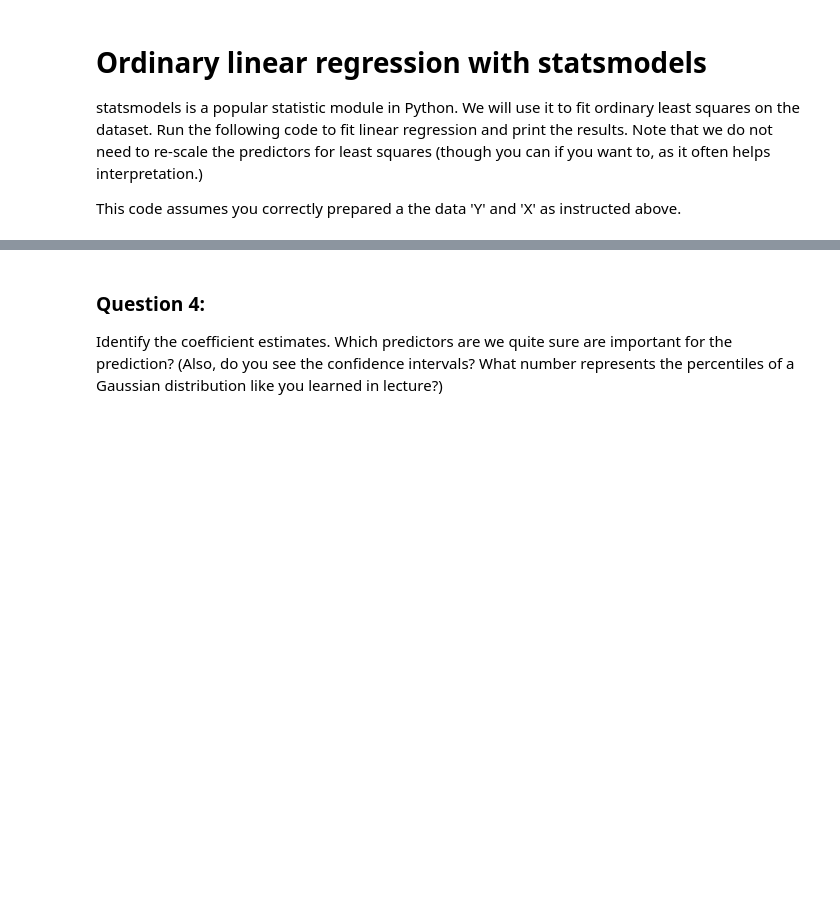
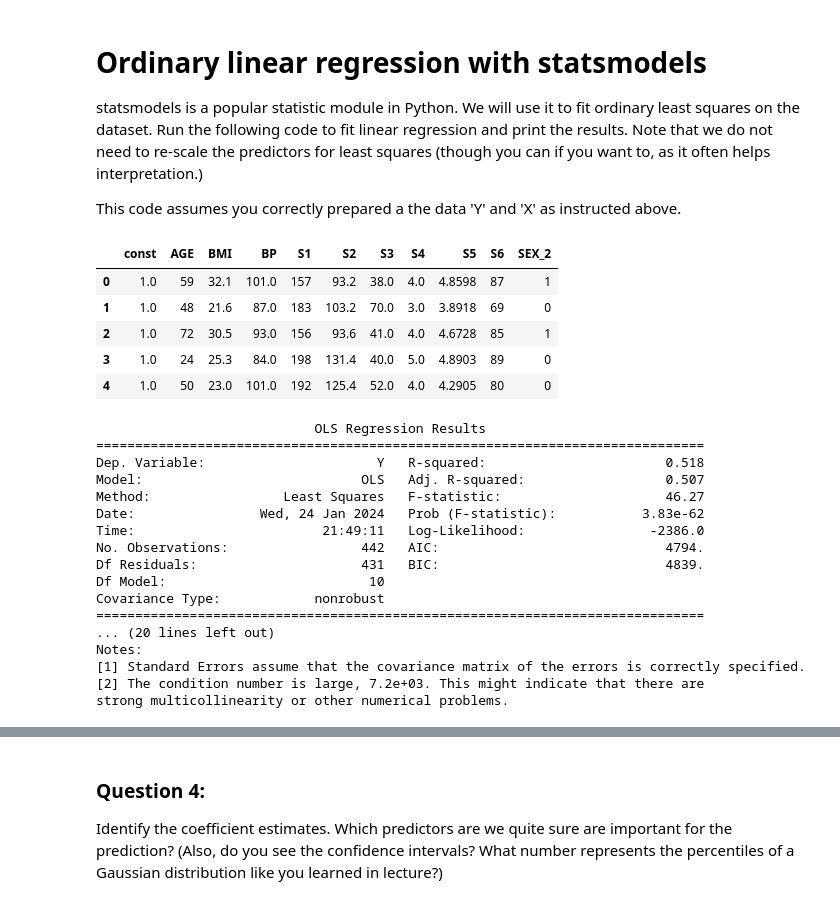
Before and after one commit to Luke-zm/statistical_learning, a Jupyter notebook: lecture_2/Linear models and regularization - Lab.ipynb, the cells around one changed output, grey strips where cells are left out. Drawn from its saved outputs; the diff is of its cells as text; code cells hidden in the pictures; blank space fills up the shorter version.

```diff
--- a/lecture_2/Linear models and regularization - Lab.ipynb
+++ b/lecture_2/Linear models and regularization - Lab.ipynb
@@ -36,6 +103,31 @@ This code assumes you correctly prepared a the data 'Y' and 'X' as instructed ab
 # %%
 import statsmodels.api as sm  # load statsmodels
 
-X_ = sm.add_constant(X)  # this is how you add a constant term (for the intercept)
-est = sm.OLS(Y, X_).fit()  # fits the least squares estimate
+X_ = sm.add_constant(x_ohe)  # this is how you add a constant term (for the intercept)
+display(X_.head())
+est = sm.OLS(y, X_).fit()  # fits the least squares estimate
 print(est.summary())
+# %% [output]
+|  | const | AGE | BMI | BP | S1 | S2 | S3 | S4 | S5 | S6 | SEX_2 |
+| 0 | 1.0 | 59 | 32.1 | 101.0 | 157 | 93.2 | 38.0 | 4.0 | 4.8598 | 87 | 1 |
+| 1 | 1.0 | 48 | 21.6 | 87.0 | 183 | 103.2 | 70.0 | 3.0 | 3.8918 | 69 | 0 |
+| 2 | 1.0 | 72 | 30.5 | 93.0 | 156 | 93.6 | 41.0 | 4.0 | 4.6728 | 85 | 1 |
+| 3 | 1.0 | 24 | 25.3 | 84.0 | 198 | 131.4 | 40.0 | 5.0 | 4.8903 | 89 | 0 |
+| 4 | 1.0 | 50 | 23.0 | 101.0 | 192 | 125.4 | 52.0 | 4.0 | 4.2905 | 80 | 0 |
+                            OLS Regression Results
+==============================================================================
+Dep. Variable:                      Y   R-squared:                       0.518
+Model:                            OLS   Adj. R-squared:                  0.507
+Method:                 Least Squares   F-statistic:                     46.27
+Date:                Wed, 24 Jan 2024   Prob (F-statistic):           3.83e-62
+Time:                        21:49:11   Log-Likelihood:                -2386.0
+No. Observations:                 442   AIC:                             4794.
+Df Residuals:                     431   BIC:                             4839.
+Df Model:                          10
+Covariance Type:            nonrobust
+==============================================================================
+... (20 lines left out)
+Notes:
+[1] Standard Errors assume that the covariance matrix of the errors is correctly specified.
+[2] The condition number is large, 7.2e+03. This might indicate that there are
+strong multicollinearity or other numerical problems.
```
Also changed, not shown: parts of 19 cells of this notebook, 1 other file.
